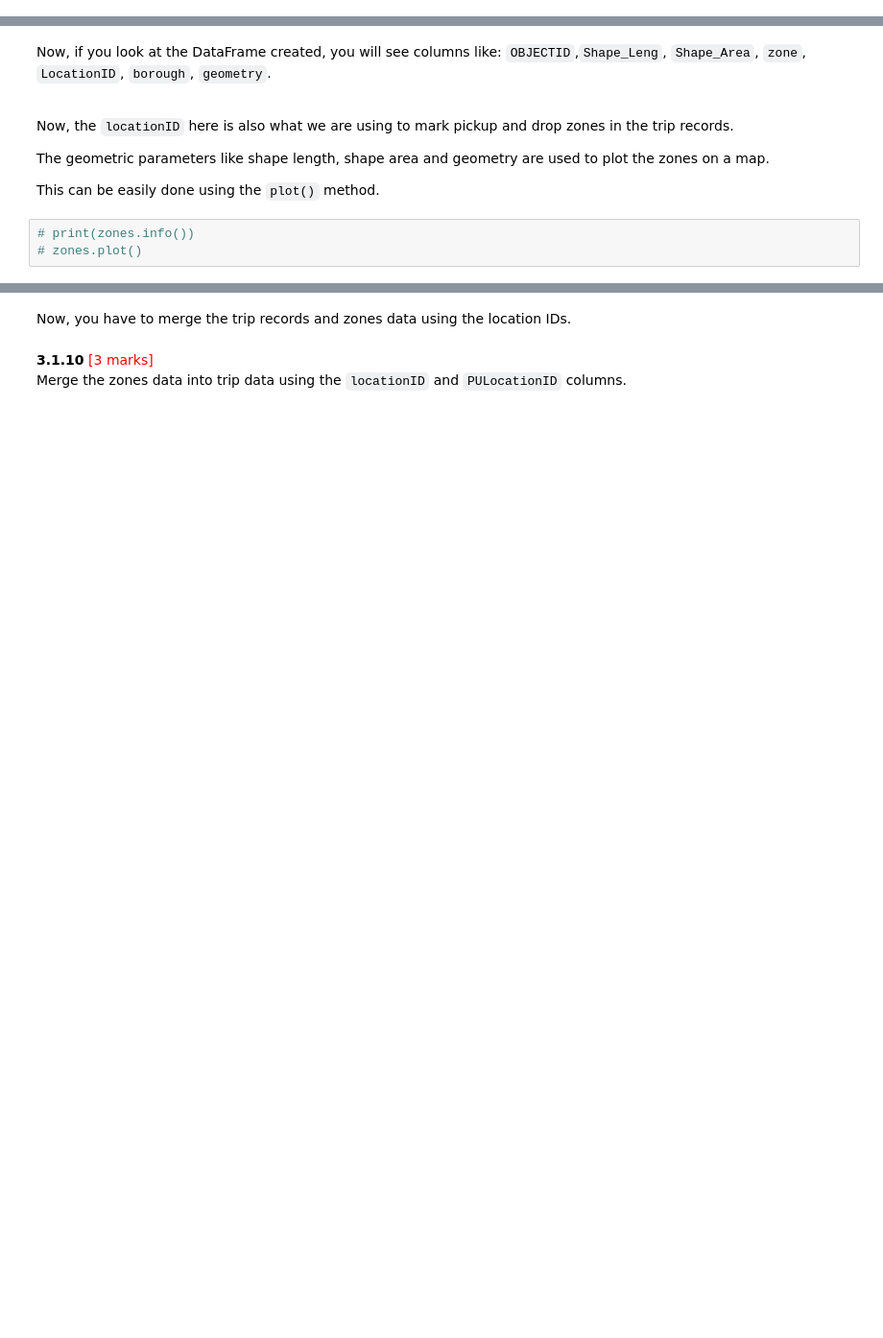
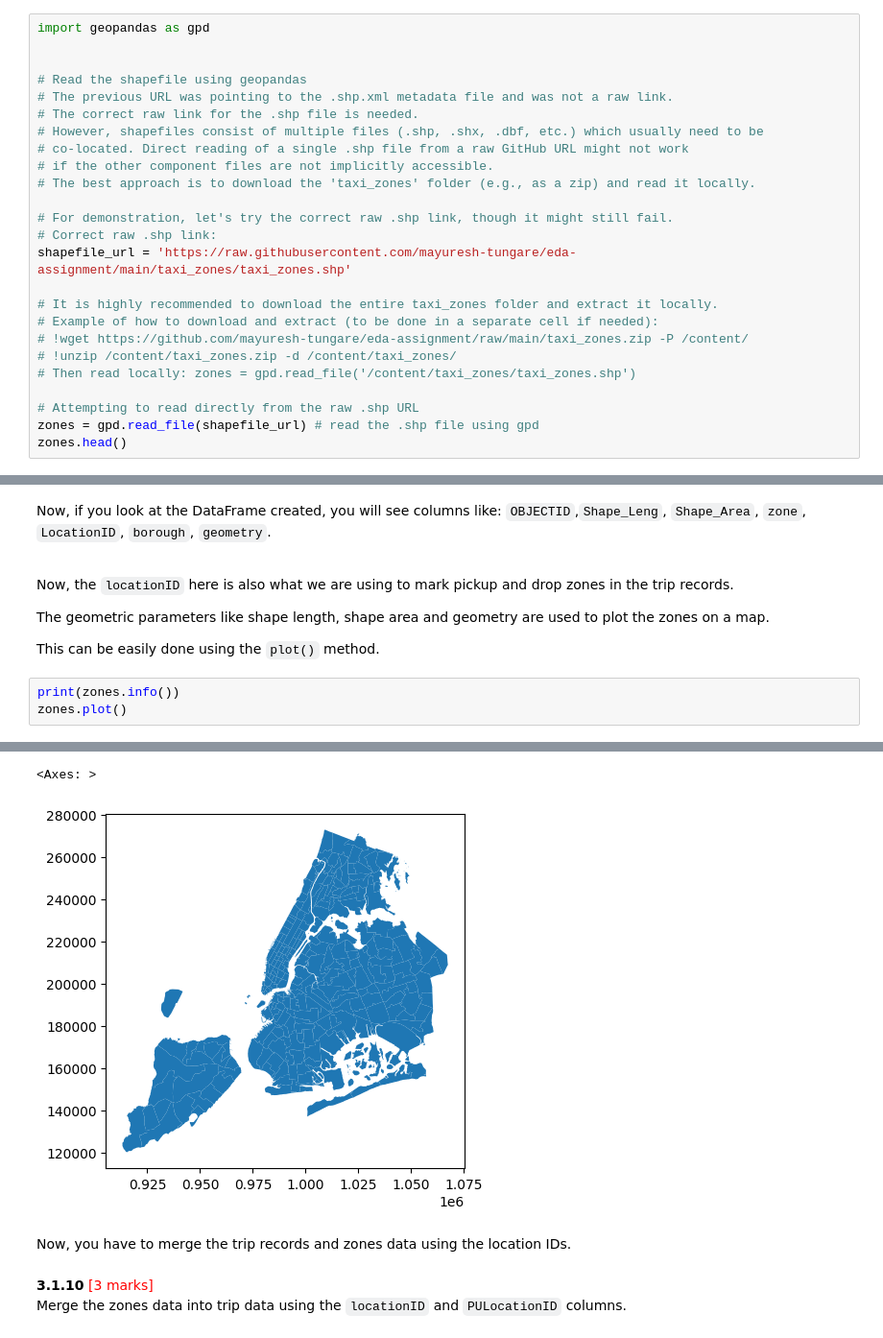
Before and after one commit to mayuresh-tungare/eda-assignment, a Jupyter notebook: EDA_Assg_NYC_Taxi_Starter.ipynb, the cells around one changed output, grey strips where cells are left out. Shown at 96% size. Drawn from its saved outputs; the diff is of its cells as text; blank space fills up the shorter version.

```diff
--- a/EDA_Assg_NYC_Taxi_Starter.ipynb
+++ b/EDA_Assg_NYC_Taxi_Starter.ipynb
@@ -749,0 +776,25 @@ zones.head()
+# %%
+import geopandas as gpd
+
+
+# Read the shapefile using geopandas
+# The previous URL was pointing to the .shp.xml metadata file and was not a raw link.
+# The correct raw link for the .shp file is needed.
+# However, shapefiles consist of multiple files (.shp, .shx, .dbf, etc.) which usually need to be
+# co-located. Direct reading of a single .shp file from a raw GitHub URL might not work
+# if the other component files are not implicitly accessible.
+# The best approach is to download the 'taxi_zones' folder (e.g., as a zip) and read it locally.
+
+# For demonstration, let's try the correct raw .shp link, though it might still fail.
+# Correct raw .shp link:
+shapefile_url = 'https://raw.githubusercontent.com/mayuresh-tungare/eda-assignment/main/taxi_zones/taxi_zones.shp'
+
+# It is highly recommended to download the entire taxi_zones folder and extract it locally.
+# Example of how to download and extract (to be done in a separate cell if needed):
+# !wget https://github.com/mayuresh-tungare/eda-assignment/raw/main/taxi_zones.zip -P /content/
+# !unzip /content/taxi_zones.zip -d /content/taxi_zones/
+# Then read locally: zones = gpd.read_file('/content/taxi_zones/taxi_zones.shp')
+
+# Attempting to read directly from the raw .shp URL
+zones = gpd.read_file(shapefile_url) # read the .shp file using gpd
+zones.head()
@@ -757,5 +815,6 @@ The geometric parameters like shape length, shape area and geometry are used to
 
 This can be easily done using the `plot()` method.
 # %%
-# print(zones.info())
-# zones.plot()
+print(zones.info())
+zones.plot()
+# %% [output]
@@ -762,3 +836,5 @@ This can be easily done using the `plot()` method.
+<Axes: >
+[figure, added]
 # %% [markdown]
 Now, you have to merge the trip records and zones data using the location IDs.
 # %% [markdown]
```
Also changed, not shown: parts of 11 cells of this notebook.
